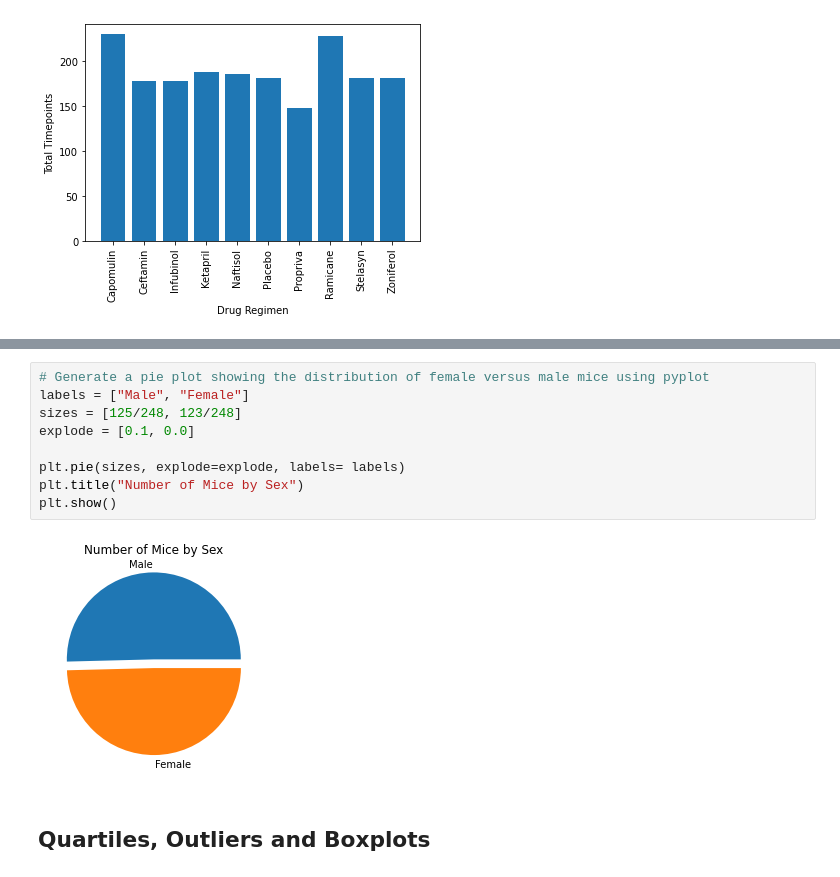
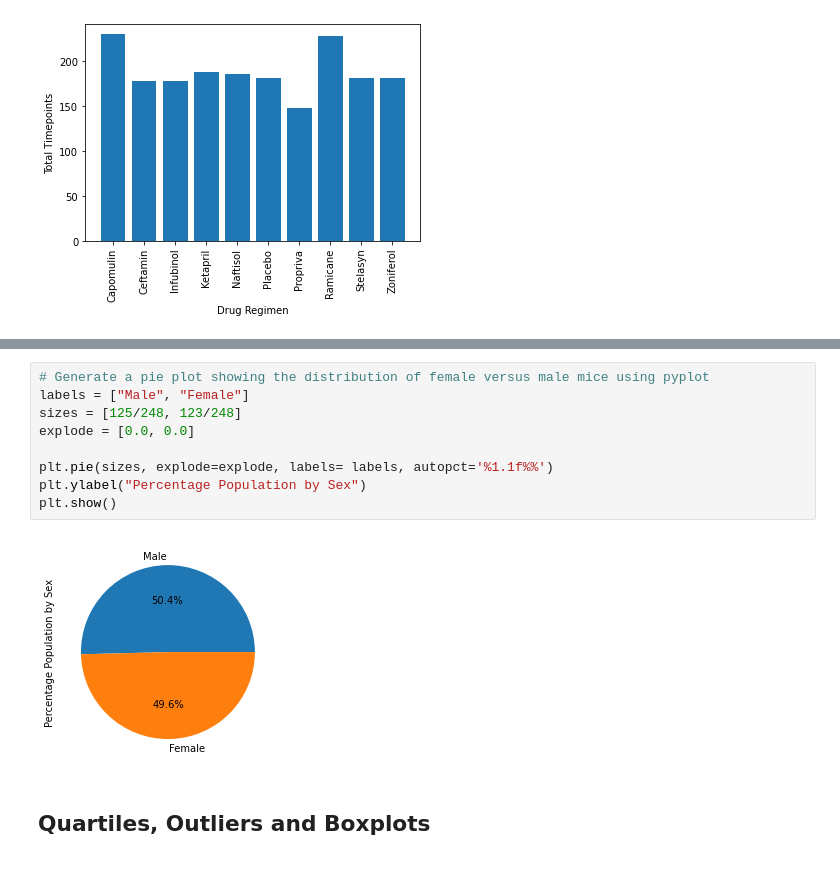
Before and after one commit to brian-halll/matplotlib-challenge, a Jupyter notebook: Pymaceuticals/pymaceuticals_starter.ipynb, the cells around one changed output, grey strips where cells are left out. Cells and saved outputs as stored; diff of their text form.

```diff
--- a/Pymaceuticals/pymaceuticals_starter.ipynb
+++ b/Pymaceuticals/pymaceuticals_starter.ipynb
@@ -168,14 +174,14 @@ sorted_sex
 # %%
 # Generate a pie plot showing the distribution of female versus male mice using pyplot
 labels = ["Male", "Female"]
 sizes = [125/248, 123/248]
-explode = [0.1, 0.0]
+explode = [0.0, 0.0]
 
-plt.pie(sizes, explode=explode, labels= labels)
-plt.title("Number of Mice by Sex")
+plt.pie(sizes, explode=explode, labels= labels, autopct='%1.1f%%')
+plt.ylabel("Percentage Population by Sex")
 plt.show()
 # %% [output]
-[figure, old version]
+[figure, new version]
 # %% [markdown]
 ## Quartiles, Outliers and Boxplots
 # %%
```
Also changed, not shown: parts of 13 cells of this notebook.
